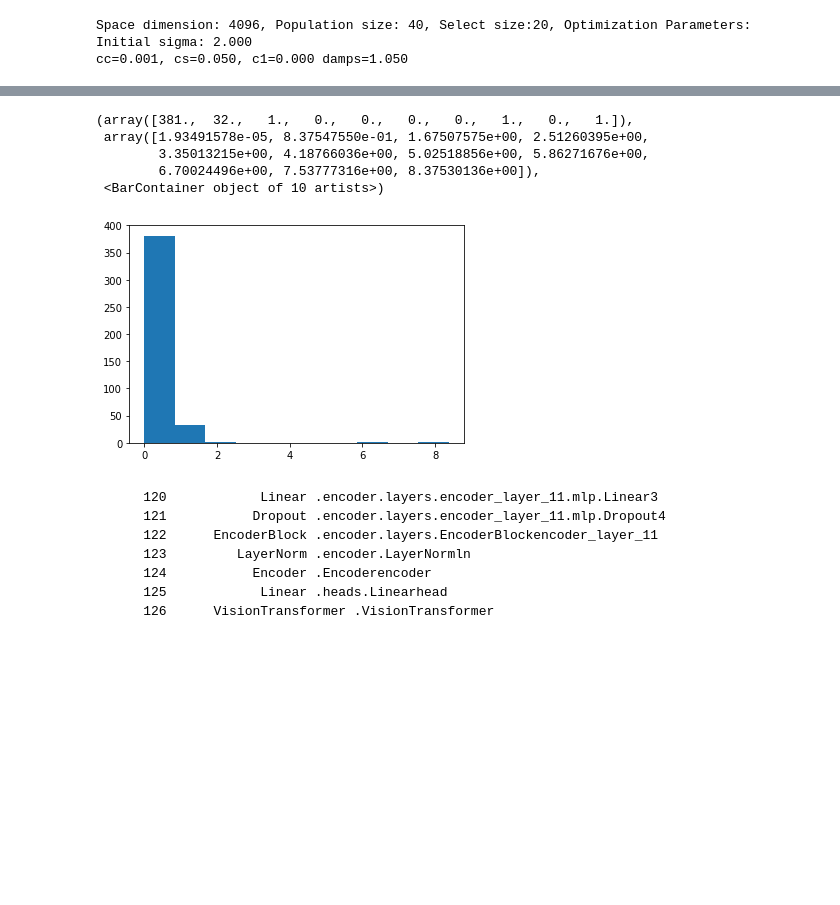
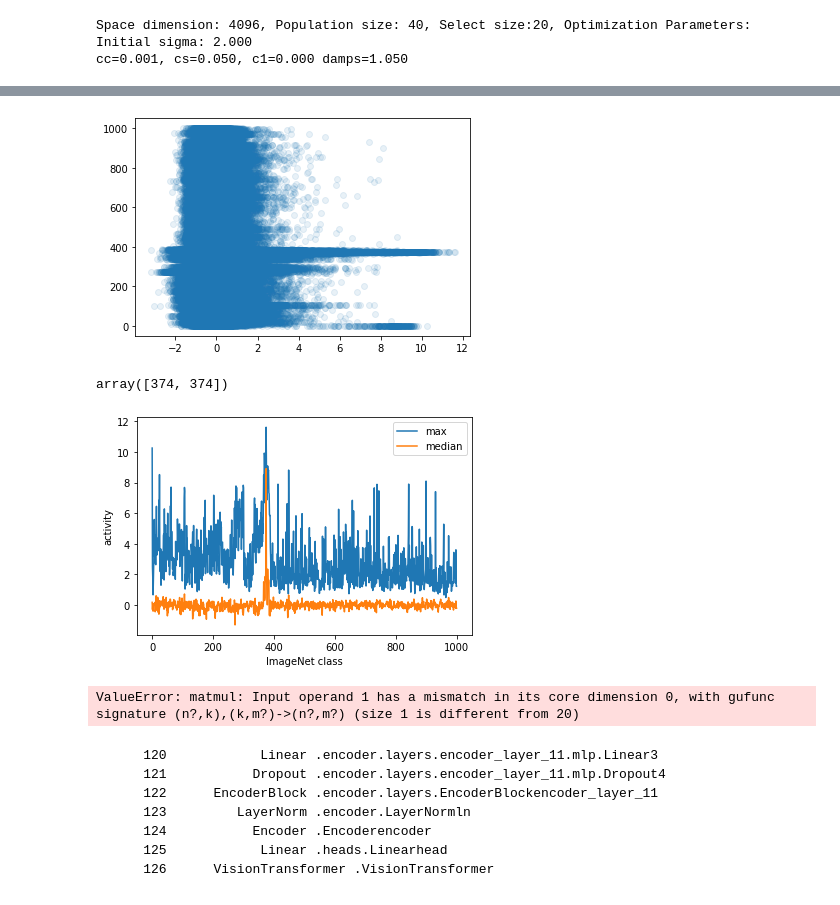
Before and after one commit to tillhartmann/ActMax-Optimizer-Dev, a Jupyter notebook: baseline.ipynb, the cells around one changed output, grey strips where cells are left out. Saved outputs shown, nothing was run; the diff lists cells and outputs as text; code cells hidden in the pictures; blank space fills up the shorter version.

```diff
--- a/baseline.ipynb
+++ b/baseline.ipynb
@@ -74,6 +75,7 @@ step 99  time: total 0.73s | GAN visualize 0.09s   CNN score 0.10s   optimizer s
 Last generation and Best code saved.
 # %%
 # print(Exp.__dict__)
+batch_size = 256
 model = Exp.get_model()
 model
 
@@ -90,33 +92,68 @@ transform = transforms.Compose(
 imagenet_data = torchvision.datasets.ImageFolder(train_path, transform=transform)
 data_loader = torch.utils.data.DataLoader(
     imagenet_data,
-    batch_size=256,
-    shuffle=True,
+    batch_size=batch_size,
+    shuffle=False,
     num_workers=12
 )
 # %%
-scores = np.zeros(len(imagenet_data))
+scores = np.zeros((len(imagenet_data),2))
 
-from tqdm import tqdm
-
+idx = 0
 for img_batch, i in tqdm(data_loader, total=len(data_loader)):
     CNNmodel = Exp.CNNmodel
     with torch.no_grad():
         CNNmodel.model(img_batch.to(CNNmodel.device))
-    scores[i] = CNNmodel.activation["score"].squeeze().cpu().numpy().squeeze()
+    s = CNNmodel.activation["score"].squeeze().cpu().numpy().squeeze()
 
-np.savez(f"imagenet_scores_{explabel}.npz",scores=scores)
+    scores[idx*batch_size:idx*batch_size+len(i),0] = s
+    scores[idx*batch_size:idx*batch_size+len(i),1] = i
+    idx += 1
+    # if idx > 12:
+    #      break
+np.savez(f"imagenet_scores_{explabel}.npz",scores=scores[:,0], labels=scores[:,1])
-# %%
-import matplotlib.pyplot as plt
-sc = scores[scores>0]
-plt.hist(sc)
-# %% [output]
-(array([381.,  32.,   1.,   0.,   0.,   0.,   0.,   1.,   0.,   1.]),
- array([1.93491578e-05, 8.37547550e-01, 1.67507575e+00, 2.51260395e+00,
-        3.35013215e+00, 4.18766036e+00, 5.02518856e+00, 5.86271676e+00,
-        6.70024496e+00, 7.53777316e+00, 8.37530136e+00]),
- <BarContainer object of 10 artists>)
-[figure, removed]
+# %%
+import matplotlib.pyplot as plt
+# sc = scores[scores[:,0]>0,:]
+plt.scatter(scores[:,0], scores[:,1], alpha=0.1)
+# plt.hist(sc[:,0])
+
+maxmedian = np.zeros((1000,2))
+
+for i in range(1000):
+    x = scores[scores[:,1]==i,0]
+    maxmedian[i,0] = np.max(x)
+    maxmedian[i,1] = np.median(x)
+# %% [output]
+[figure, added]
+# %%
+
+plt.plot(maxmedian, label=['max', 'median'])
+plt.legend()
+plt.gca().set_xlabel('ImageNet class')
+plt.gca().set_ylabel('activity')
+
+np.argmax(maxmedian,axis=0)
+# %% [output]
+array([374, 374])
+[figure, added]
+# %%
+tmpsavedir = 'playground' # Temporary save directory
+
+optim = CholeskyCMAES(4096, population_size=40, init_sigma=2.0, Aupdate_freq=10, init_code=np.zeros([1, 4096]))
+explabel, model_unit = "vit_last373", ("vit_b_32", ".heads.Linearhead", 373, 373, 373)
+Exp = ExperimentEvolution(model_unit, savedir=tmpsavedir, explabel=explabel, optimizer=optim, max_step=500, imgsize=(224, 224))
+
+# run evolutions
+t1 = time()
+Exp.run(optim.get_init_pop())
+t2 = time()
+print(t2 - t1, "sec")
+Exp.visualize_best()
+Exp.visualize_trajectory()
+Exp.save_last_gen()
+# %% [output]
+ValueError: matmul: Input operand 1 has a mismatch in its core dimension 0, with gufunc signature (n?,k),(k,m?)->(n?,m?) (size 1 is different from 20)
 # %% [markdown]
         120            Linear .encoder.layers.encoder_layer_11.mlp.Linear3
         121           Dropout .encoder.layers.encoder_layer_11.mlp.Dropout4
```
Also changed, not shown: parts of 3 cells of this notebook, 4 other files.
